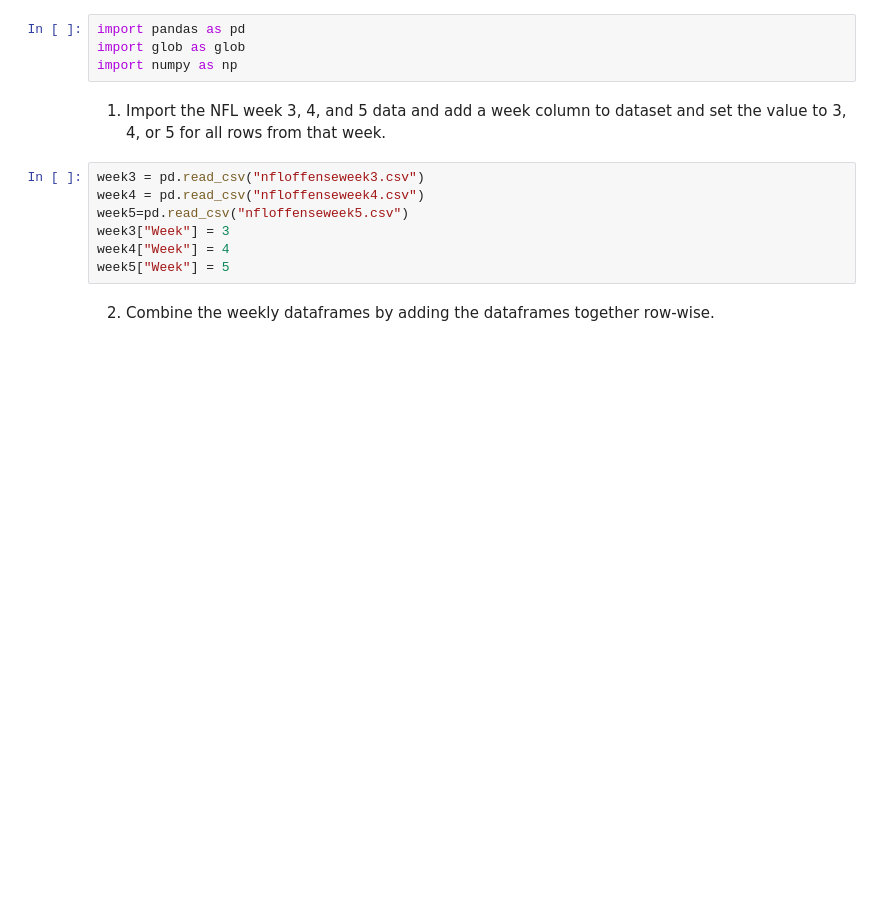
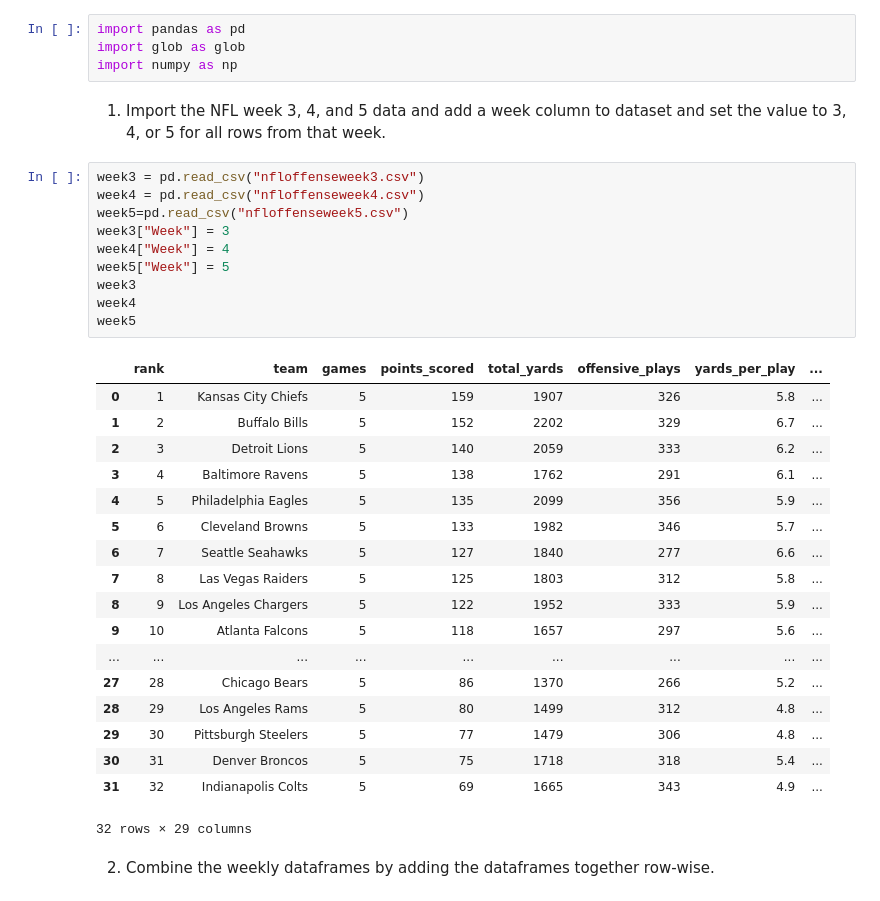
Before and after one commit to Jellis187/cis277-fa22-Lab4, a Jupyter notebook: Lab4.ipynb, the cells around one changed output. Drawn from its saved outputs; the diff is of its cells as text; blank space fills up the shorter version.

```diff
--- a/Lab4.ipynb
+++ b/Lab4.ipynb
@@ -11,9 +11,31 @@ import numpy as np
 # %%
 week3 = pd.read_csv("nfloffenseweek3.csv")
 week4 = pd.read_csv("nfloffenseweek4.csv")
 week5=pd.read_csv("nfloffenseweek5.csv")
 week3["Week"] = 3
 week4["Week"] = 4
 week5["Week"] = 5
+week3
+week4
+week5
+# %% [output]
+|  | rank | team | games | points_scored | total_yards | offensive_plays | yards_per_play | ... |
+| 0 | 1 | Kansas City Chiefs | 5 | 159 | 1907 | 326 | 5.8 | ... |
+| 1 | 2 | Buffalo Bills | 5 | 152 | 2202 | 329 | 6.7 | ... |
+| 2 | 3 | Detroit Lions | 5 | 140 | 2059 | 333 | 6.2 | ... |
+| 3 | 4 | Baltimore Ravens | 5 | 138 | 1762 | 291 | 6.1 | ... |
+| 4 | 5 | Philadelphia Eagles | 5 | 135 | 2099 | 356 | 5.9 | ... |
+| 5 | 6 | Cleveland Browns | 5 | 133 | 1982 | 346 | 5.7 | ... |
+| 6 | 7 | Seattle Seahawks | 5 | 127 | 1840 | 277 | 6.6 | ... |
+| 7 | 8 | Las Vegas Raiders | 5 | 125 | 1803 | 312 | 5.8 | ... |
+| 8 | 9 | Los Angeles Chargers | 5 | 122 | 1952 | 333 | 5.9 | ... |
+| 9 | 10 | Atlanta Falcons | 5 | 118 | 1657 | 297 | 5.6 | ... |
+| ... | ... | ... | ... | ... | ... | ... | ... | ... |
+| 27 | 28 | Chicago Bears | 5 | 86 | 1370 | 266 | 5.2 | ... |
+| 28 | 29 | Los Angeles Rams | 5 | 80 | 1499 | 312 | 4.8 | ... |
+| 29 | 30 | Pittsburgh Steelers | 5 | 77 | 1479 | 306 | 4.8 | ... |
+| 30 | 31 | Denver Broncos | 5 | 75 | 1718 | 318 | 5.4 | ... |
+| 31 | 32 | Indianapolis Colts | 5 | 69 | 1665 | 343 | 4.9 | ... |
+32 rows × 29 columns
 # %% [markdown]
 2. Combine the weekly dataframes by adding the dataframes together row-wise.
```
Also changed, not shown: parts of 6 cells of this notebook.
